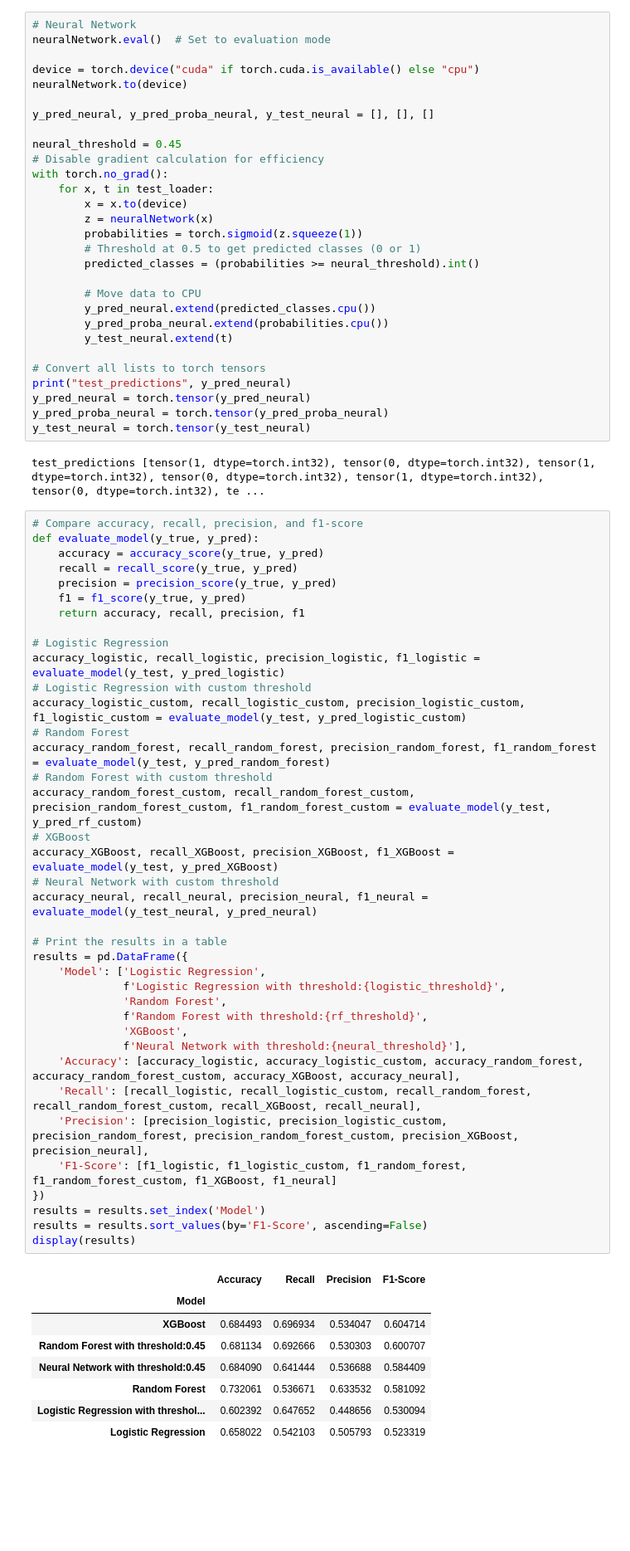
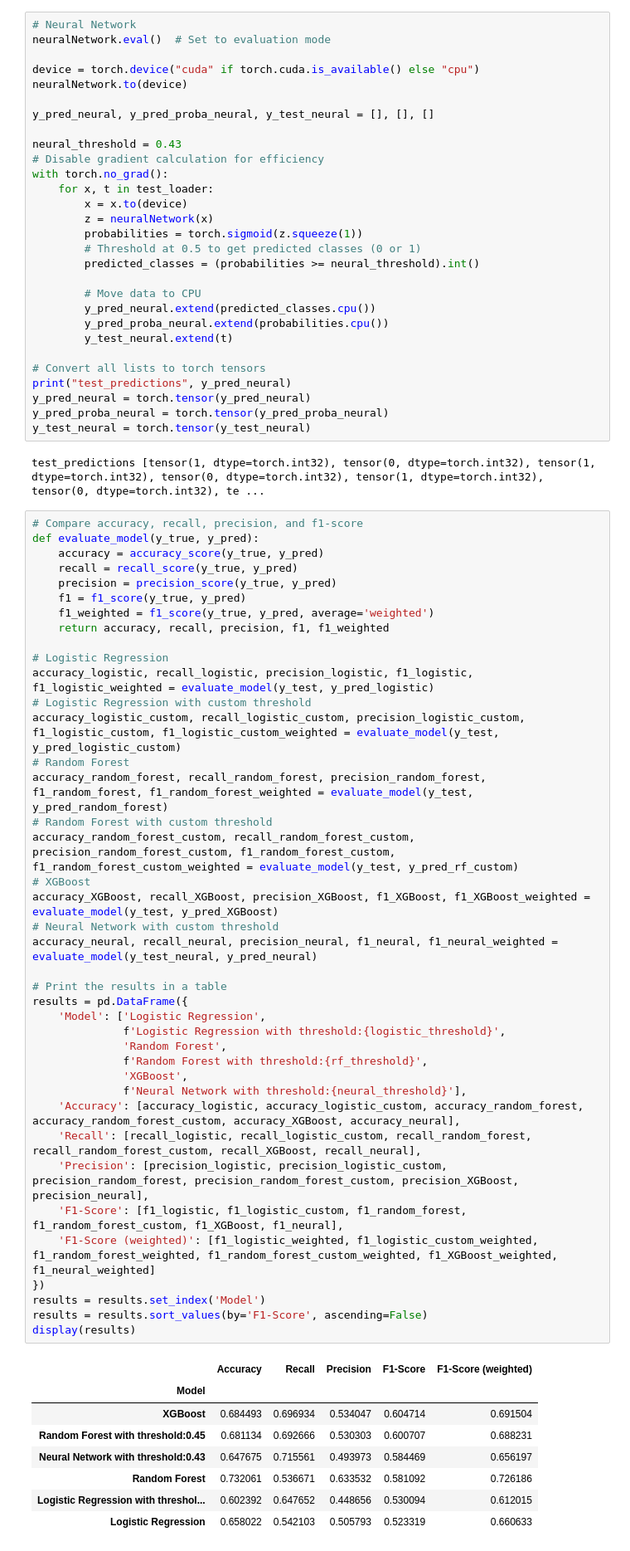
Before and after one commit to leonkriesmair/BigDataProject, a Jupyter notebook: notebooks/comparison.ipynb, the cells around one changed output. Shown at 83% size. Cells and saved outputs as stored; diff of their text form; blank space fills up the shorter version.

Commit message:
add threshold comparison

```diff
--- a/notebooks/comparison.ipynb
+++ b/notebooks/comparison.ipynb
@@ -155,7 +187,7 @@ neuralNetwork.to(device)
 
 y_pred_neural, y_pred_proba_neural, y_test_neural = [], [], []
 
-neural_threshold = 0.45
+neural_threshold = 0.43
 # Disable gradient calculation for efficiency
 with torch.no_grad():
     for x, t in test_loader:
@@ -181,46 +213,48 @@ test_predictions [tensor(1, dtype=torch.int32), tensor(0, dtype=torch.int32), te
 # Compare accuracy, recall, precision, and f1-score
 def evaluate_model(y_true, y_pred):
     accuracy = accuracy_score(y_true, y_pred)
     recall = recall_score(y_true, y_pred)
     precision = precision_score(y_true, y_pred)
     f1 = f1_score(y_true, y_pred)
-    return accuracy, recall, precision, f1
+    f1_weighted = f1_score(y_true, y_pred, average='weighted')
+    return accuracy, recall, precision, f1, f1_weighted
 
 # Logistic Regression
-accuracy_logistic, recall_logistic, precision_logistic, f1_logistic = evaluate_model(y_test, y_pred_logistic)
+accuracy_logistic, recall_logistic, precision_logistic, f1_logistic, f1_logistic_weighted = evaluate_model(y_test, y_pred_logistic)
 # Logistic Regression with custom threshold
-accuracy_logistic_custom, recall_logistic_custom, precision_logistic_custom, f1_logistic_custom = evaluate_model(y_test, y_pred_logistic_custom)
+accuracy_logistic_custom, recall_logistic_custom, precision_logistic_custom, f1_logistic_custom, f1_logistic_custom_weighted = evaluate_model(y_test, y_pred_logistic_custom)
 # Random Forest
-accuracy_random_forest, recall_random_forest, precision_random_forest, f1_random_forest = evaluate_model(y_test, y_pred_random_forest)
+accuracy_random_forest, recall_random_forest, precision_random_forest, f1_random_forest, f1_random_forest_weighted = evaluate_model(y_test, y_pred_random_forest)
 # Random Forest with custom threshold
-accuracy_random_forest_custom, recall_random_forest_custom, precision_random_forest_custom, f1_random_forest_custom = evaluate_model(y_test, y_pred_rf_custom)
+accuracy_random_forest_custom, recall_random_forest_custom, precision_random_forest_custom, f1_random_forest_custom, f1_random_forest_custom_weighted = evaluate_model(y_test, y_pred_rf_custom)
 # XGBoost
-accuracy_XGBoost, recall_XGBoost, precision_XGBoost, f1_XGBoost = evaluate_model(y_test, y_pred_XGBoost)
+accuracy_XGBoost, recall_XGBoost, precision_XGBoost, f1_XGBoost, f1_XGBoost_weighted = evaluate_model(y_test, y_pred_XGBoost)
 # Neural Network with custom threshold
-accuracy_neural, recall_neural, precision_neural, f1_neural = evaluate_model(y_test_neural, y_pred_neural)
+accuracy_neural, recall_neural, precision_neural, f1_neural, f1_neural_weighted = evaluate_model(y_test_neural, y_pred_neural)
 
 # Print the results in a table
 results = pd.DataFrame({
     'Model': ['Logistic Regression',
               f'Logistic Regression with threshold:{logistic_threshold}',
               'Random Forest',
               f'Random Forest with threshold:{rf_threshold}',
               'XGBoost',
               f'Neural Network with threshold:{neural_threshold}'],
     'Accuracy': [accuracy_logistic, accuracy_logistic_custom, accuracy_random_forest, accuracy_random_forest_custom, accuracy_XGBoost, accuracy_neural],
     'Recall': [recall_logistic, recall_logistic_custom, recall_random_forest, recall_random_forest_custom, recall_XGBoost, recall_neural],
     'Precision': [precision_logistic, precision_logistic_custom, precision_random_forest, precision_random_forest_custom, precision_XGBoost, precision_neural],
-    'F1-Score': [f1_logistic, f1_logistic_custom, f1_random_forest, f1_random_forest_custom, f1_XGBoost, f1_neural]
+    'F1-Score': [f1_logistic, f1_logistic_custom, f1_random_forest, f1_random_forest_custom, f1_XGBoost, f1_neural],
+    'F1-Score (weighted)': [f1_logistic_weighted, f1_logistic_custom_weighted, f1_random_forest_weighted, f1_random_forest_custom_weighted, f1_XGBoost_weighted, f1_neural_weighted]
 })
 results = results.set_index('Model')
 results = results.sort_values(by='F1-Score', ascending=False)
 display(results)
 # %% [output]
-|  | Accuracy | Recall | Precision | F1-Score |
-| Model |  |  |  |  |
-| XGBoost | 0.684493 | 0.696934 | 0.534047 | 0.604714 |
-| Random Forest with threshold:0.45 | 0.681134 | 0.692666 | 0.530303 | 0.600707 |
-| Neural Network with threshold:0.45 | 0.684090 | 0.641444 | 0.536688 | 0.584409 |
-| Random Forest | 0.732061 | 0.536671 | 0.633532 | 0.581092 |
-| Logistic Regression with threshol... | 0.602392 | 0.647652 | 0.448656 | 0.530094 |
-| Logistic Regression | 0.658022 | 0.542103 | 0.505793 | 0.523319 |
+|  | Accuracy | Recall | Precision | F1-Score | F1-Score (weighted) |
+| Model |  |  |  |  |  |
+| XGBoost | 0.684493 | 0.696934 | 0.534047 | 0.604714 | 0.691504 |
+| Random Forest with threshold:0.45 | 0.681134 | 0.692666 | 0.530303 | 0.600707 | 0.688231 |
+| Neural Network with threshold:0.43 | 0.647675 | 0.715561 | 0.493973 | 0.584469 | 0.656197 |
+| Random Forest | 0.732061 | 0.536671 | 0.633532 | 0.581092 | 0.726186 |
+| Logistic Regression with threshol... | 0.602392 | 0.647652 | 0.448656 | 0.530094 | 0.612015 |
+| Logistic Regression | 0.658022 | 0.542103 | 0.505793 | 0.523319 | 0.660633 |
```
Also changed, not shown: parts of 3 cells of this notebook.
